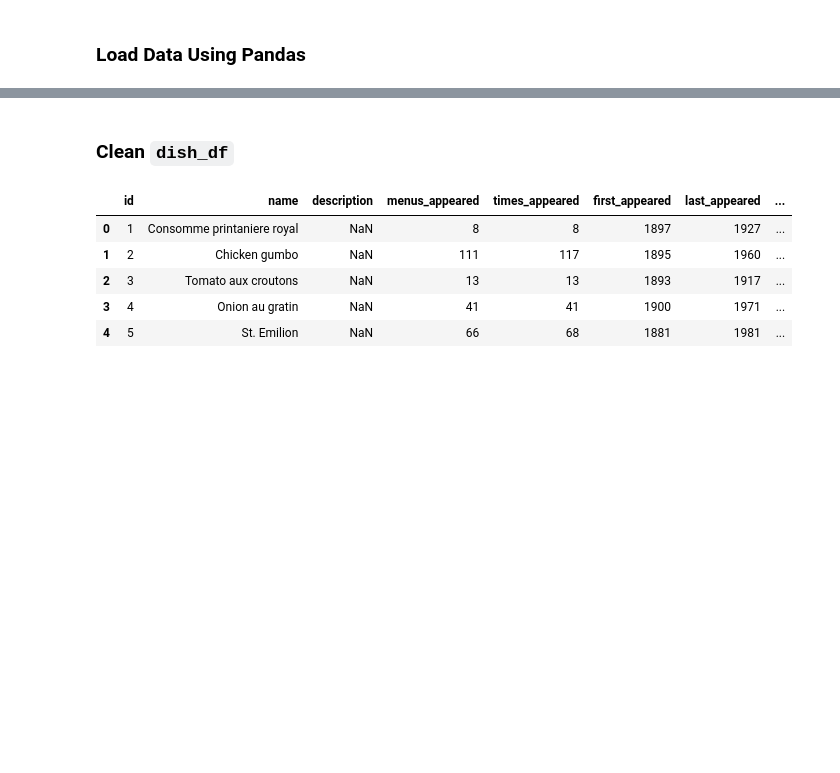
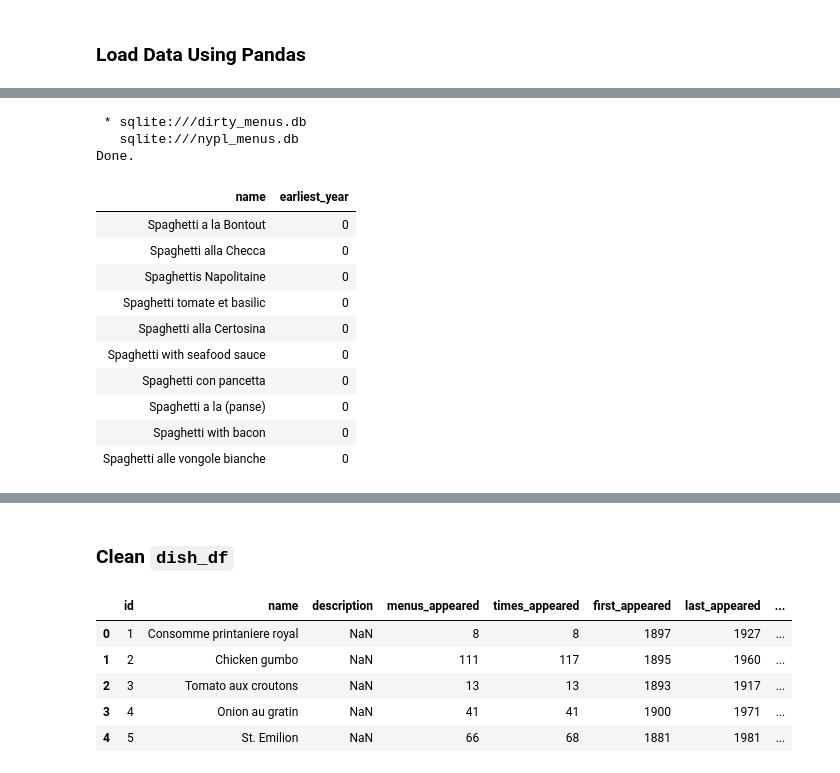
Before and after one commit to brendanpshea/data_clean_nypl, a Jupyter notebook: New_York_Public_Library_Menus_Clean.ipynb, the cells around one changed output, grey strips where cells are left out. Saved outputs shown, nothing was run; the diff lists cells and outputs as text; code cells hidden in the pictures; blank space fills up the shorter version.

```diff
--- a/New_York_Public_Library_Menus_Clean.ipynb
+++ b/New_York_Public_Library_Menus_Clean.ipynb
@@ -121,0 +264,25 @@ menupage_df = pd.read_csv('NYPL-menus/MenuPage.csv')
+# %%
+%%sql
+-- Get earliest years for common spaghetti dishes
+SELECT name, MIN(first_appeared) AS earliest_year
+FROM dishes
+JOIN menuitems ON dishes.id = menuitems.dish_id
+WHERE name LIKE "%spaghetti%"
+GROUP BY menuitems.dish_id
+ORDER BY earliest_year ASC
+LIMIT 10
+# %% [output]
+ * sqlite:///dirty_menus.db
+   sqlite:///nypl_menus.db
+Done.
+| name | earliest_year |
+| Spaghetti a la Bontout | 0 |
+| Spaghetti alla Checca | 0 |
+| Spaghettis Napolitaine | 0 |
+| Spaghetti tomate et basilic | 0 |
+| Spaghetti alla Certosina | 0 |
+| Spaghetti with seafood sauce | 0 |
+| Spaghetti con pancetta | 0 |
+| Spaghetti a la (panse) | 0 |
+| Spaghetti with bacon | 0 |
+| Spaghetti alle vongole bianche | 0 |
```
Also changed, not shown: parts of 21 cells of this notebook.
